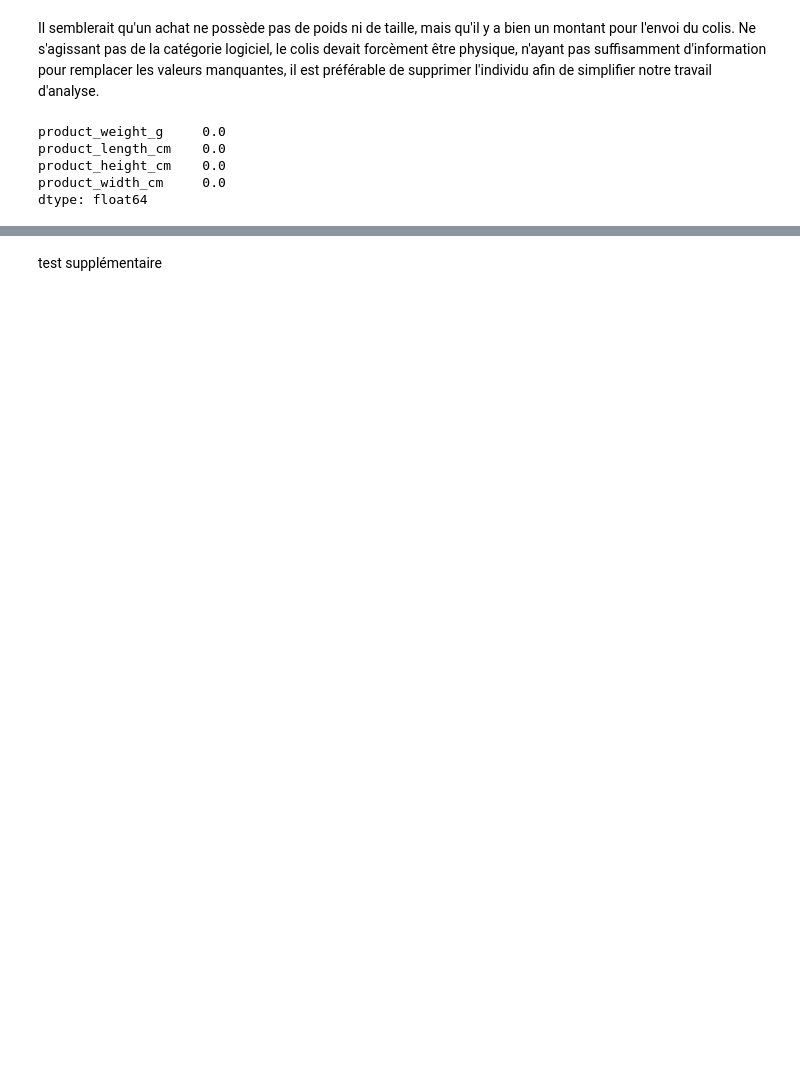
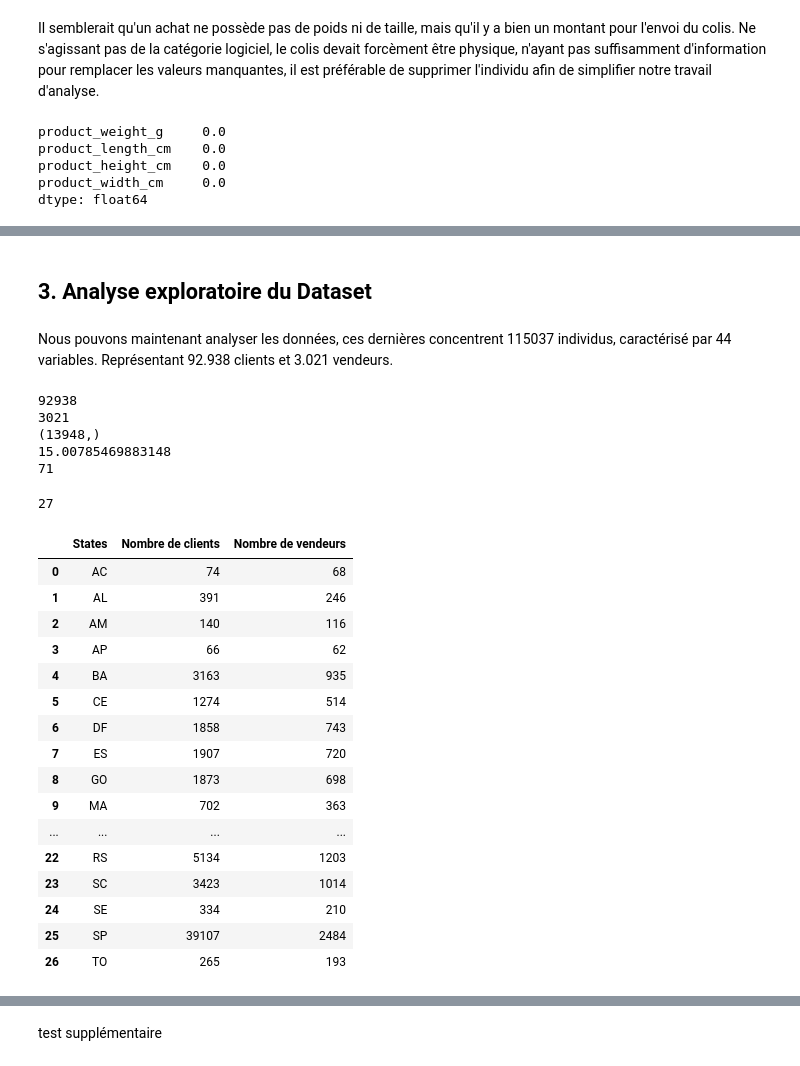
Before and after one commit to HaDock404/CustomerSegmentation, a Jupyter notebook: notebook.ipynb, the cells around one changed output, grey strips where cells are left out. Drawn from its saved outputs; the diff is of its cells as text; code cells hidden in the pictures; blank space fills up the shorter version.

Commit message:
Ajout nb client/seller par etat

```diff
--- a/notebook.ipynb
+++ b/notebook.ipynb
@@ -314,3 +316,59 @@ data[data['product_weight_g'].isna()]
 # %%
 index_drop = data[data['product_weight_g'].isna()].index
 data.drop(index_drop, inplace=True)
+# %% [markdown]
+## 3. Analyse exploratoire du Dataset
+# %% [markdown]
+Nous pouvons maintenant analyser les données, ces dernières concentrent 115037 individus, caractérisé par 44 variables. Représentant 92.938 clients et 3.021 vendeurs.
+# %%
+print(len(data['customer_unique_id'].unique()))#nombre de clients unique
+print(len(data['seller_id'].unique())) # nombre de vendeurs unique
+print(data['customer_unique_id'].value_counts()[data['customer_unique_id'].value_counts() > 1].shape) #nombre de clients qui commande plusieurs fois
+print((13948/(len(data['customer_unique_id'].unique())))*100) #pourcentage de client récurrent
+print(len(data['product_category_name_english'].unique())) #nombre de catégorie de produits
+# %% [output]
+92938
+3021
+(13948,)
+15.00785469883148
+71
+# %%
+len(data['customer_state'].unique())
+# %% [output]
+27
+# %%
+resultats = data.groupby('customer_state')['customer_unique_id'].unique()
+customer_nb = []
+
+for state, customer in resultats.items():
+    customer_nb.append({'States' : state, 'Nombre de clients' : len(customer)})
+
+df_clients = pd.DataFrame(customer_nb)
+# %%
+seller_filter = data.groupby('customer_state')['seller_id'].unique()
+seller_nb = []
+
+for state, seller in seller_filter.items():
+    seller_nb.append({'States' : state, 'Nombre de vendeurs' : len(seller)})
+
+df_sellers = pd.DataFrame(seller_nb)
+df_states = pd.merge(df_clients, df_sellers, on='States')
+df_states
+# %% [output]
+|  | States | Nombre de clients | Nombre de vendeurs |
+| 0 | AC | 74 | 68 |
+| 1 | AL | 391 | 246 |
+| 2 | AM | 140 | 116 |
+| 3 | AP | 66 | 62 |
+| 4 | BA | 3163 | 935 |
+| 5 | CE | 1274 | 514 |
+| 6 | DF | 1858 | 743 |
+| 7 | ES | 1907 | 720 |
+| 8 | GO | 1873 | 698 |
+| 9 | MA | 702 | 363 |
+| ... | ... | ... | ... |
+| 22 | RS | 5134 | 1203 |
+| 23 | SC | 3423 | 1014 |
+| 24 | SE | 334 | 210 |
+| 25 | SP | 39107 | 2484 |
+| 26 | TO | 265 | 193 |
```
Also changed, not shown: parts of 6 cells of this notebook.
